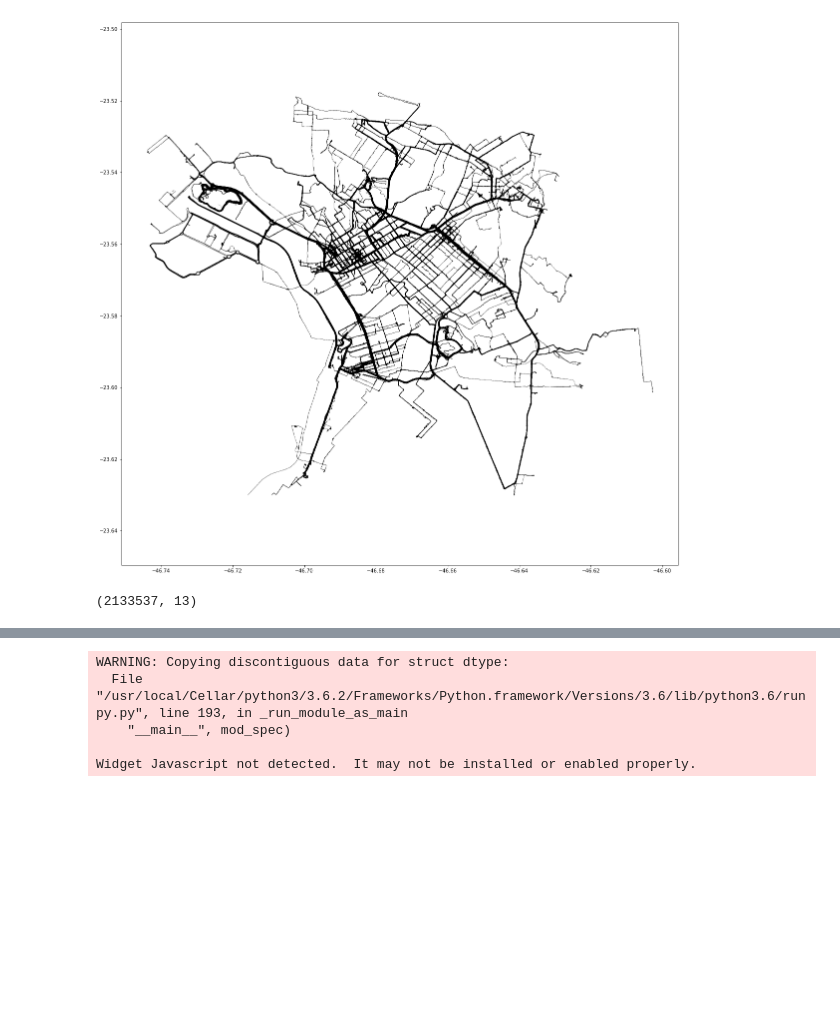
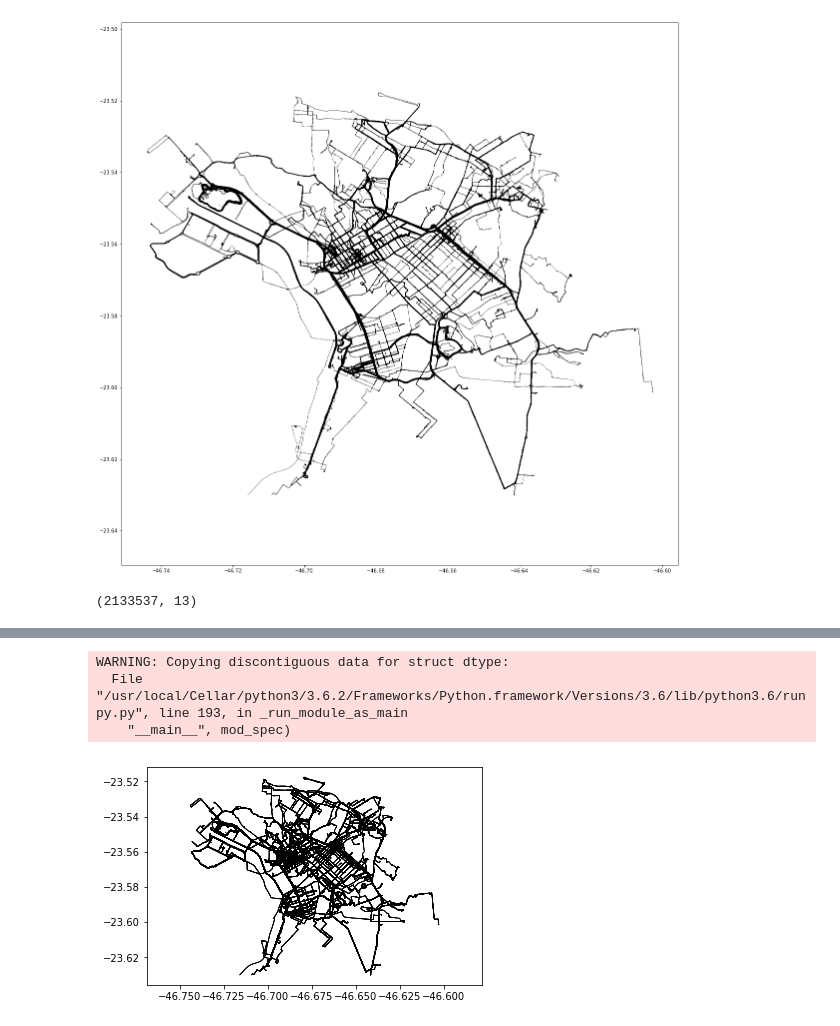
Before and after one commit to sztelzer/Bike-Riding-Analysis, a Jupyter notebook: Bike rides GPS data analysis.ipynb, the cells around one changed output, grey strips where cells are left out. Drawn from its saved outputs; the diff is of its cells as text; code cells hidden in the pictures; blank space fills up the shorter version.

```diff
--- a/Bike rides GPS data analysis.ipynb
+++ b/Bike rides GPS data analysis.ipynb
@@ -333,7 +355,7 @@ seg = seg.sort_values(['rider', 'timestamp'])
 from sklearn.preprocessing import MinMaxScaler
 scaler = MinMaxScaler()
 
-xy = seg[['longitude','latitude']]
+xy = seg[['llon','llat']]
 # xy = pd.DataFrame([lonmean, latmean])
 di = seg[['distance']]
 
@@ -371,7 +393,7 @@ def on_resize(event):
 @c.connect
 def on_draw(event):
     gloo.clear((1,1,1,1))
-    program.draw('points')
+    program.draw('line_strip')
 
 c.show()
 app.run()
@@ -379,5 +401,29 @@ app.run()
 WARNING: Copying discontiguous data for struct dtype:
   File "/usr/local/Cellar/python3/3.6.2/Frameworks/Python.framework/Versions/3.6/lib/python3.6/runpy.py", line 193, in _run_module_as_main
     "__main__", mod_spec)
-
-Widget Javascript not detected.  It may not be installed or enabled properly.
+# %%
+# soa = np.array([[0, 0, 3, 2], [0, 0, 1, 1], [0, 0, 9, 9]])
+bit = seg
+# bit = bit[bit.latitude > -23.634] #east boundary
+# bit = bit[bit.latitude < -23.626] #west boundary
+# bit = bit[bit.longitude > -46.702] #north boundary
+# bit = bit[bit.longitude < -46.700] #south boundary
+
+# print(bit.columns)
+
+
+
+X = bit.llon
+Y = bit.llat
+U = ((bit.longitude - bit.llon))
+V = ((bit.latitude - bit.llat))
+
+plt.figure()
+ax = plt.gca()
+ax.quiver(X, Y, U, V, color='black', units='xy', angles='xy', scale=1, pivot='tail')
+# ax.scatter(bit.longitude, bit.latitude, color="red", s=1)
+plt.axis("equal")
+plt.draw()
+plt.show()
+# %% [output]
+[figure, added]
```
Also changed, not shown: parts of 3 cells of this notebook.
